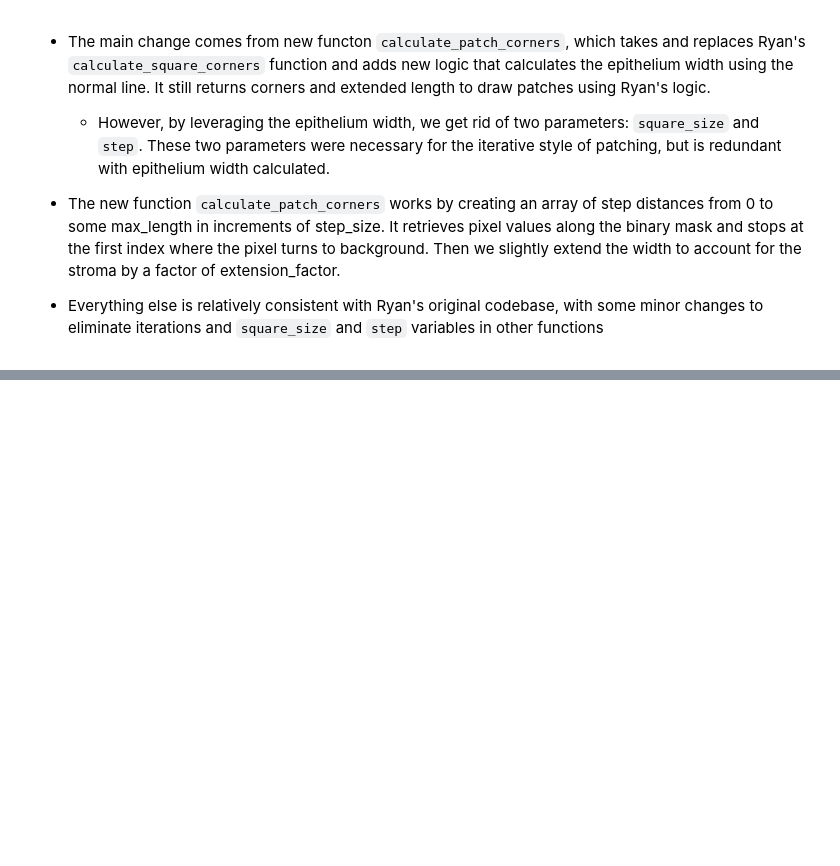
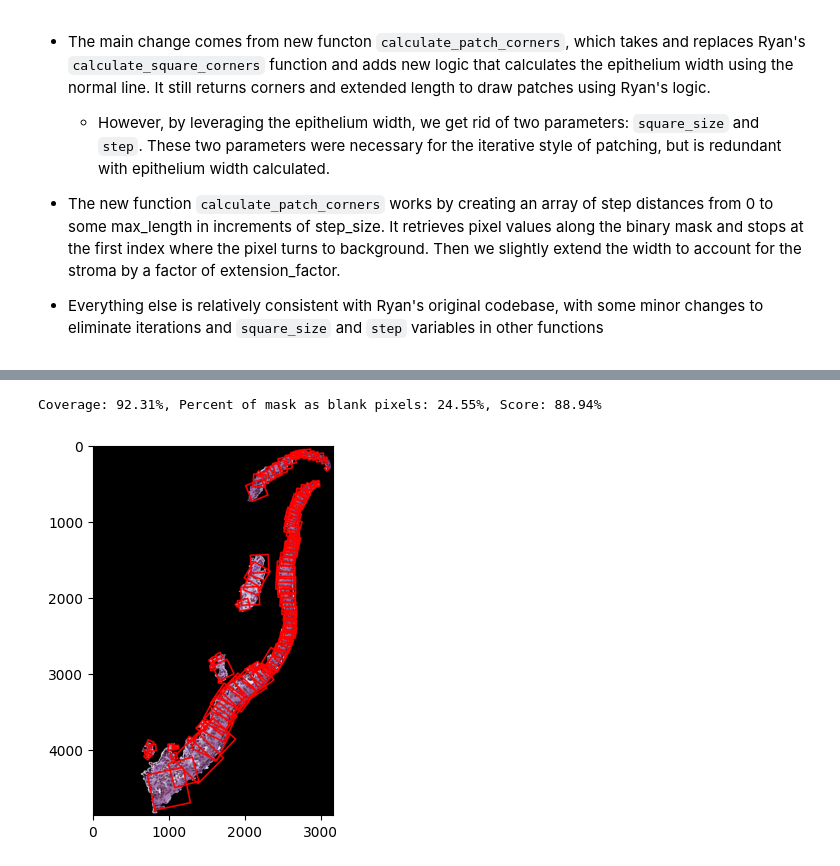
Before and after one commit to arvindkrishna87/STAT390_WI2025, a Jupyter notebook: Presentation 4/Thinkers/Anna Roney/kotap4_patching_code_moments.ipynb, the cells around one changed output, grey strips where cells are left out. Cells and saved outputs as stored; diff of their text form; code cells hidden in the pictures; blank space fills up the shorter version.

```diff
--- a/Presentation 4/Thinkers/Anna Roney/kotap4_patching_code_moments.ipynb
+++ b/Presentation 4/Thinkers/Anna Roney/kotap4_patching_code_moments.ipynb
@@ -18,9 +18,12 @@ from sklearn.model_selection import ParameterGrid
 #Read image and threshold for mask:
 #This basic method works best with already cropped cells
 #I have another at the bottom that is slightly better for cells with backgrounds
-image1=cv2.imread("h2114162 h&e_2_ROI_1 Epithelia.png")
-image2 = cv2.imread('h2114155 h&e_ROI_1 Epithelia copy.png')
-image3 = cv2.imread('h2114160 h&e_ROI_1 Epithelia copy.png')
+image1 = cv2.imread('h2114153  h&e_ROI_1 Epithelia copy.png')
+image2 = cv2.imread('h2114161 h&e_ROI_1 Epithelia.png')
+image3 = cv2.imread('h2114162 h&e_2_ROI_1 Epithelia.png')
+image4=cv2.imread("h2114155 h&e_ROI_4 Epithelia.png")
+
+
 
 
 
@@ -422,0 +413,20 @@ Coverage: 95.72%, Percent of mask as blank pixels: 26.24%, Score: 91.33%
+# %%
+image2_gray = cv2.cvtColor(image2, cv2.COLOR_BGR2GRAY)
+_,whole_thresh=cv2.threshold(image2_gray,1,255,cv2.THRESH_BINARY)
+
+result_image, contour, squares, normals = process_contours(
+     image2,
+     whole_thresh,
+     overlap_thresh=0.4,
+     smoothing_size=210,
+     look_back=8,
+     second_pass=False,
+     variable_length=True)
+
+plt.imshow(result_image)
+
+coverage,perc_black_pixels,score=check_metrics(whole_thresh,squares)
+print(f'Coverage: {coverage:.2f}%, Percent of mask as blank pixels: {perc_black_pixels:.2f}%, Score: {score:.2f}%')
+# %% [output]
+Coverage: 92.31%, Percent of mask as blank pixels: 24.55%, Score: 88.94%
+[figure, added]
```
Also changed, not shown: parts of 5 cells of this notebook.
